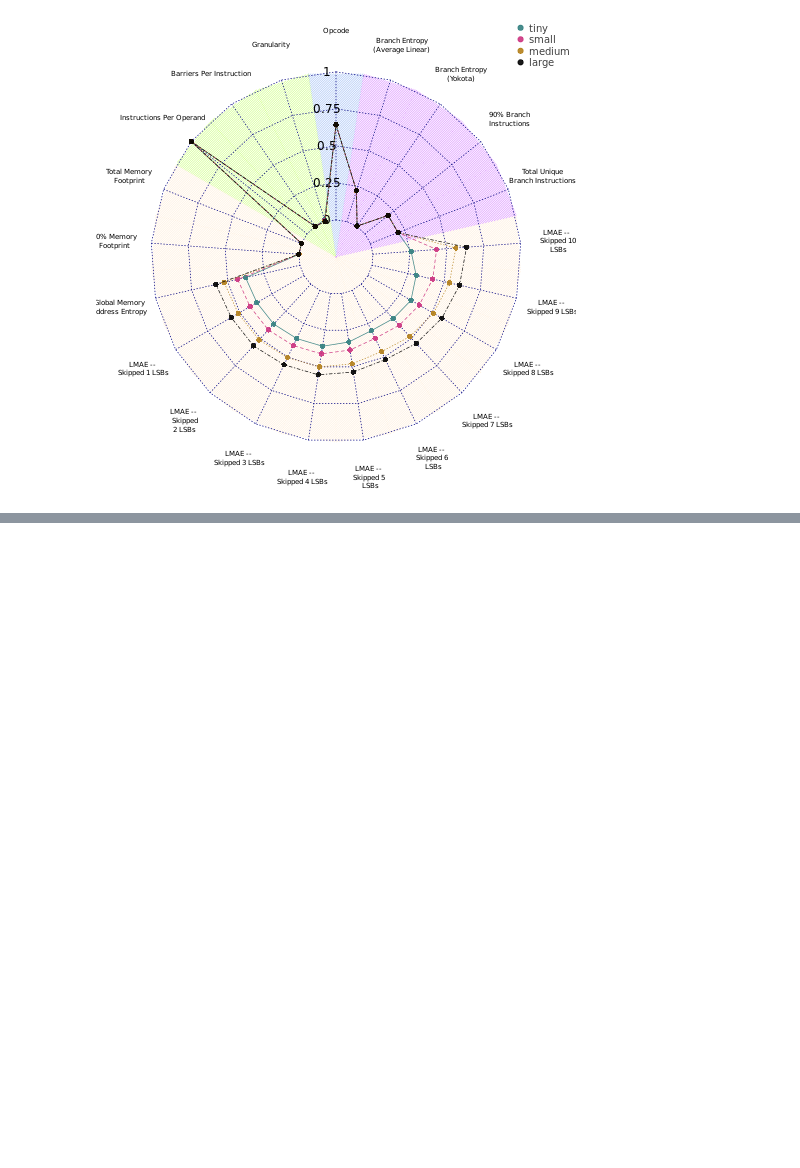
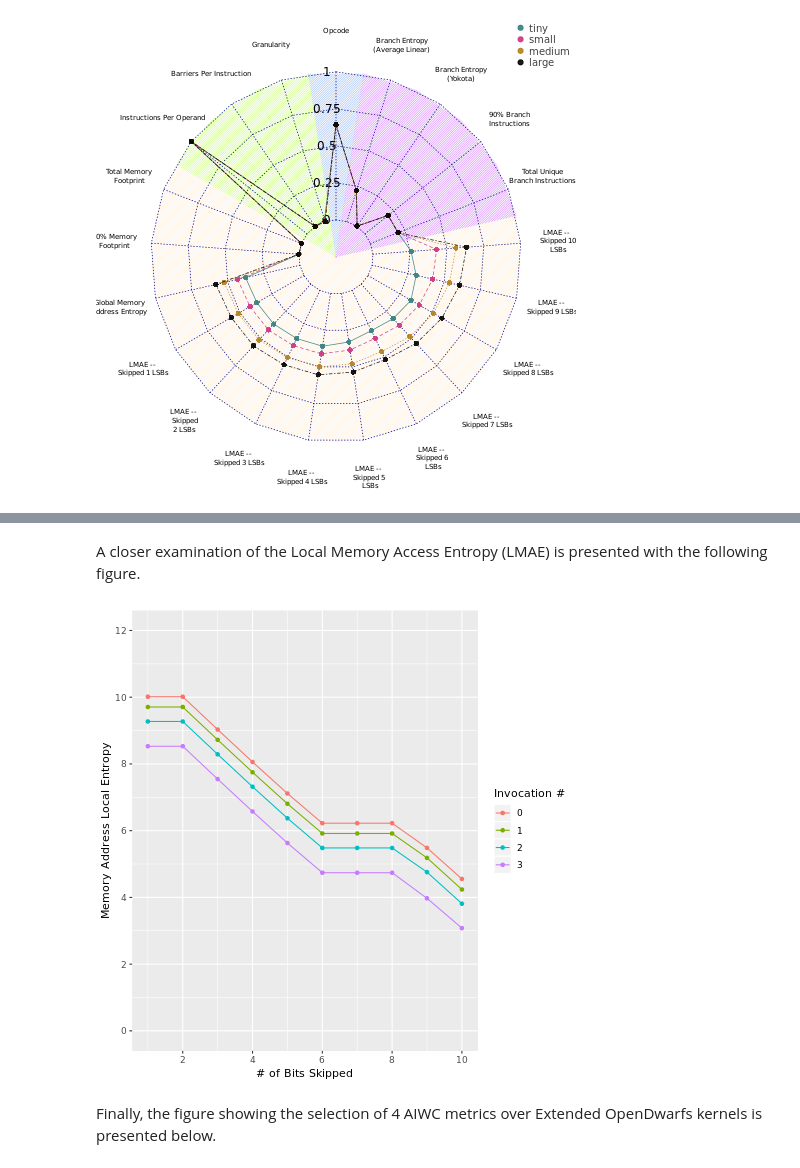
Before and after one commit to BeauJoh/aiwc-opencl-based-architecture-independent-workload-characterization-artefact, a Jupyter notebook: AIWC-figures.ipynb, the cells around one changed output, grey strips where cells are left out. Cells and saved outputs as stored; diff of their text form; code cells hidden in the pictures; blank space fills up the shorter version.

```diff
--- a/AIWC-figures.ipynb
+++ b/AIWC-figures.ipynb
@@ -47,0 +92,29 @@ plot_kiviat(y,nv,colour="black",colour_spokes=TRUE,all_sizes=TRUE)
+# %% [markdown]
+A closer examination of the Local Memory Access Entropy (LMAE) is presented with the following figure.
+# %%
+%%R -i featdata.lud
+
+x <- featdata.lud[featdata.lud$size=='tiny' & featdata.lud$kernel == 'lud_perimeter',]
+df <- data.frame()
+for (invocation in unique(x$invocation)){
+    y <- x[x$invocation==invocation,]
+    lmae.lsbs <- c()
+    lmae.entropy <- c()
+    for (i in seq(1,10)){
+        lmae.lsbs <- c(lmae.lsbs, i)
+        lmae.entropy <- c(lmae.entropy, y[which(y$metric == paste("local memory address entropy -- ",i," LSBs skipped",sep='')),]$count)
+    }
+    df <- rbind(df, data.frame(invocation=invocation,lsbs=lmae.lsbs,entropy=lmae.entropy))
+}
+library(ggplot2)
+df_plot <- ggplot(dat=df,aes(x=lsbs,y=entropy,colour=invocation)) +
+    geom_line() +
+    geom_point() +
+    labs(x = "# of Bits Skipped", y = "Memory Address Local Entropy", colour="Invocation #") +
+    scale_y_continuous(breaks=seq(0,12,by=2),limit=c(0,12)) +
+    scale_x_continuous(breaks=seq(0,10,by=2))
+df_plot
+# %% [output]
+[figure, added]
+# %% [markdown]
+Finally, the figure showing the selection of 4 AIWC metrics over Extended OpenDwarfs kernels is presented below.
```
Also changed, not shown: parts of 7 cells of this notebook, 1 other file.
